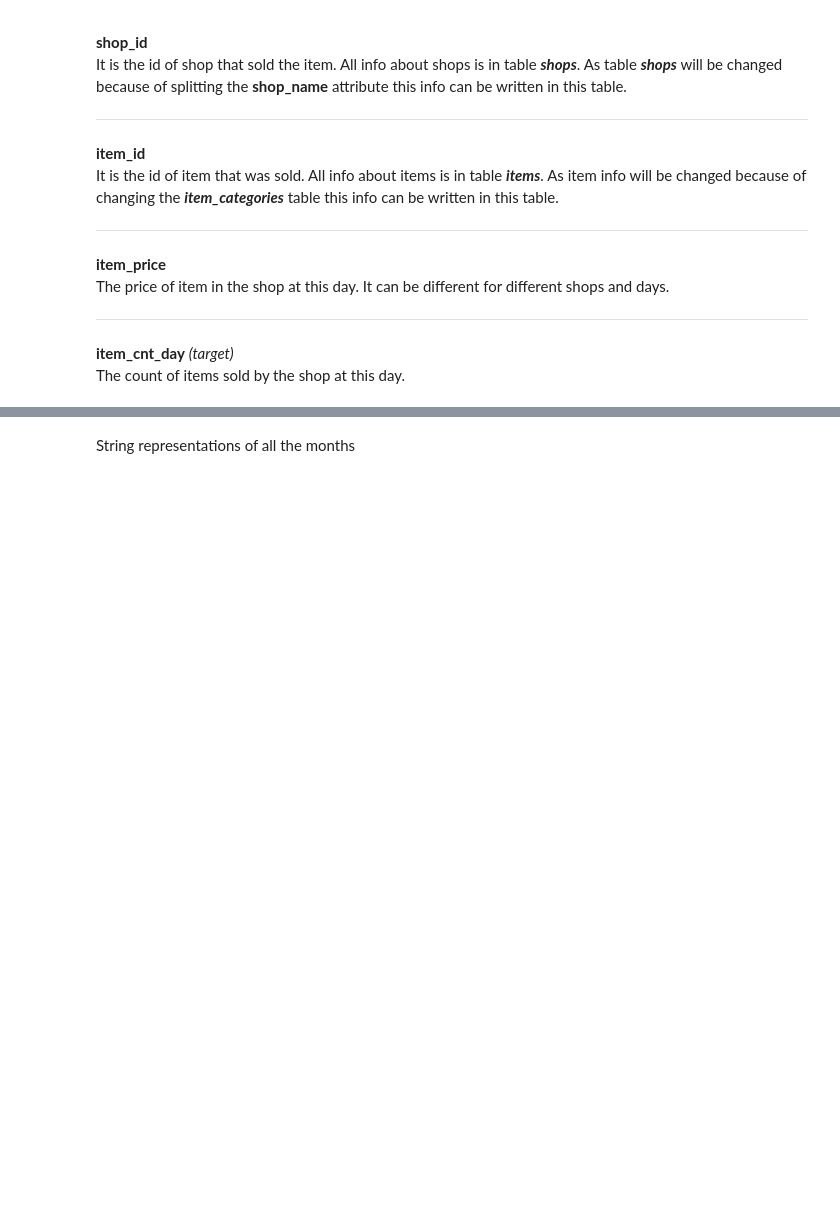
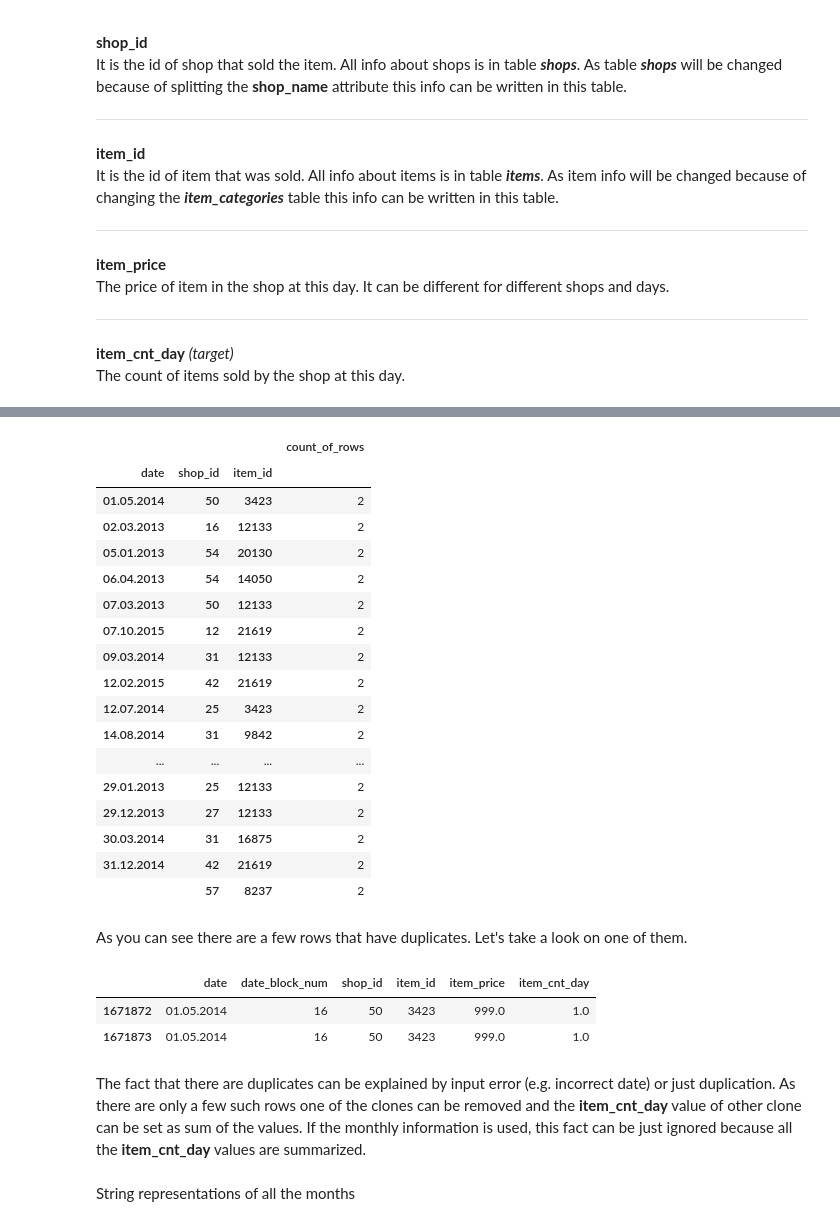
Before and after one commit to vkhmara/EPAM-Internship, a Jupyter notebook: Predict future sales/EDA future sales.ipynb, the cells around one changed output, grey strips where cells are left out. Saved outputs shown, nothing was run; the diff lists cells and outputs as text; code cells hidden in the pictures; blank space fills up the shorter version.

```diff
--- a/Predict future sales/EDA future sales.ipynb
+++ b/Predict future sales/EDA future sales.ipynb
@@ -201,0 +204,3 @@ The count of items sold by the shop at this day.
+# %%
+rows_count = sales_train.groupby(['date', 'shop_id', 'item_id']).agg({'item_cnt_day': 'count'}).rename(columns={'item_cnt_day': 'count_of_rows'})
+rows_count.head()
@@ -202,3 +215,34 @@ The count of items sold by the shop at this day.
+# %%
+rows_count[rows_count.count_of_rows != 1]
+# %% [output]
+|  |  |  | count_of_rows |
+| date | shop_id | item_id |  |
+| 01.05.2014 | 50 | 3423 | 2 |
+| 02.03.2013 | 16 | 12133 | 2 |
+| 05.01.2013 | 54 | 20130 | 2 |
+| 06.04.2013 | 54 | 14050 | 2 |
+| 07.03.2013 | 50 | 12133 | 2 |
+| 07.10.2015 | 12 | 21619 | 2 |
+| 09.03.2014 | 31 | 12133 | 2 |
+| 12.02.2015 | 42 | 21619 | 2 |
+| 12.07.2014 | 25 | 3423 | 2 |
+| 14.08.2014 | 31 | 9842 | 2 |
+| ... | ... | ... | ... |
+| 29.01.2013 | 25 | 12133 | 2 |
+| 29.12.2013 | 27 | 12133 | 2 |
+| 30.03.2014 | 31 | 16875 | 2 |
+| 31.12.2014 | 42 | 21619 | 2 |
+|  | 57 | 8237 | 2 |
+# %% [markdown]
+As you can see there are a few rows that have duplicates. Let's take a look on one of them.
+# %%
+sales_train[(sales_train.shop_id == 50) & (sales_train.item_id == 3423) & (sales_train.date == '01.05.2014')]
+# %% [output]
+|  | date | date_block_num | shop_id | item_id | item_price | item_cnt_day |
+| 1671872 | 01.05.2014 | 16 | 50 | 3423 | 999.0 | 1.0 |
+| 1671873 | 01.05.2014 | 16 | 50 | 3423 | 999.0 | 1.0 |
+# %% [markdown]
+The fact that there are duplicates can be explained by input error (e.g. incorrect date) or just duplication. As there are only a few such rows one of the clones can be removed and the **item_cnt_day** value of other clone can be set as sum of the values. If the monthly information is used, this fact can be just ignored because all the **item_cnt_day** values are summarized.
 # %% [markdown]
 String representations of all the months
 # %%
```
Also changed, not shown: parts of 15 cells of this notebook.
